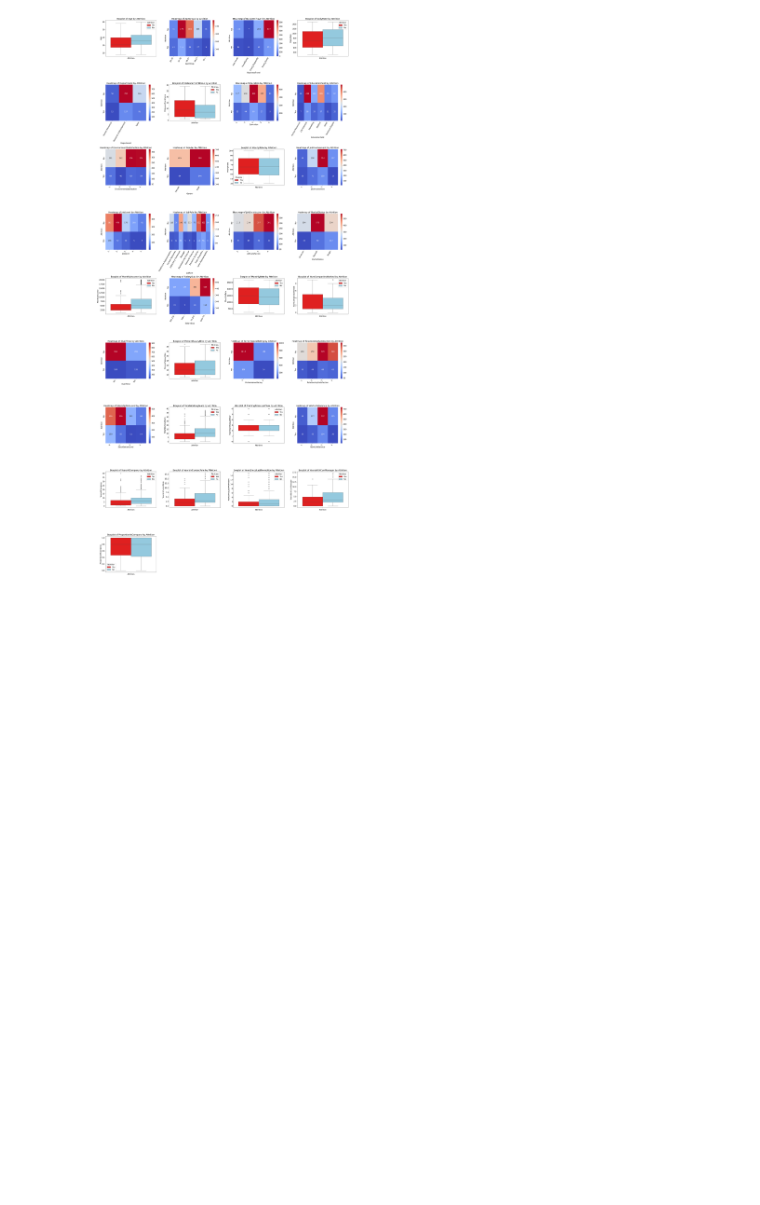
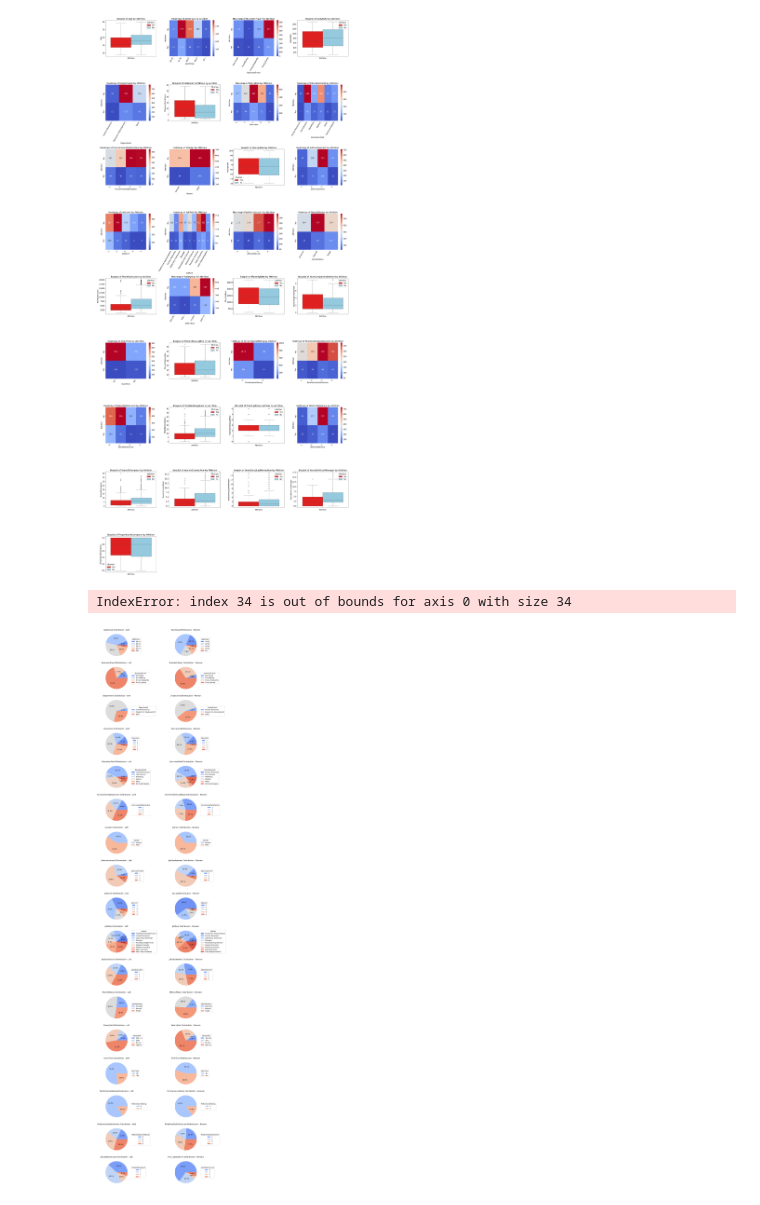
Before and after one commit to SethMoffat/Project_1, a Jupyter notebook: explore.ipynb, the cells around one changed output. Drawn from its saved outputs; the diff is of its cells as text; code cells hidden in the pictures; blank space fills up the shorter version.

Commit message:
added initial pie charts, paln to alter so that iterate and chart over num/cat ratehr than all columns at once

```diff
--- a/explore.ipynb
+++ b/explore.ipynb
@@ -277,3 +285,72 @@ plt.tight_layout()
 plt.show()
 # %% [output]
 [figure]
+# %%
+# Close any previous plots
+plt.close()
+
+# Set global font sizes
+plt.rcParams['font.size'] = 10
+
+# Define number of columns per row
+cols_per_row = 2
+offset = 1
+total_plots = len(num_cols) + len(cat_cols)
+
+if total_plots % cols_per_row == 0:
+    offset = 0
+
+# Create subplots
+fig, axes = plt.subplots(
+    nrows=total_plots // cols_per_row + offset,
+    ncols=cols_per_row,
+    figsize=(15, total_plots * 2)
+)
+
+# Flatten axes array for easy iteration
+axes = axes.flatten()
+
+# Initialize a counter for filled axes
+plot_index = 0
+
+# Loop through DataFrame columns
+for col in cat_cols:
+    # Plot each numeric column as a boxplot grouped by 'Attrition'
+    if col in num_cols:
+        pass
+
+    # Plot each categorical column as two pie charts with legends
+    elif col in cat_cols:
+        # Group data by Attrition and the current categorical column
+        attrition_grouped = df.groupby(['Attrition', col]).size().unstack(fill_value=0)
+
+        # Create a pie chart for "No" in Attrition
+        no_counts = attrition_grouped.loc['No']
+        wedges_no, texts_no, autotexts_no = axes[plot_index].pie(no_counts, autopct='%1.1f%%', colors=sns.color_palette('coolwarm', len(no_counts)))
+        axes[plot_index].set_title(f'{col} Distribution - Left')
+
+        # Add legend for "No" pie chart
+        axes[plot_index].legend(wedges_no, no_counts.index, title=col, loc="center left", bbox_to_anchor=(1, 0.5))
+
+        plot_index += 1  # Increment plot index
+
+        # Create a pie chart for "Yes" in Attrition
+        yes_counts = attrition_grouped.loc['Yes']
+        wedges_yes, texts_yes, autotexts_yes = axes[plot_index].pie(yes_counts, autopct='%1.1f%%', colors=sns.color_palette('coolwarm', len(yes_counts)))
+        axes[plot_index].set_title(f'{col} Distribution - Remain')
+
+        # Add legend for "Yes" pie chart
+        axes[plot_index].legend(wedges_yes, yes_counts.index, title=col, loc="center left", bbox_to_anchor=(1, 0.5))
+
+        plot_index += 1  # Increment plot index
+
+# Remove any unused subplots
+for j in range(plot_index, len(axes)):
+    fig.delaxes(axes[j])
+
+# Adjust layout to avoid overlap
+plt.tight_layout()
+plt.show()
+# %% [output]
+IndexError: index 34 is out of bounds for axis 0 with size 34
+[figure, added]
```
Also changed, not shown: parts of 2 cells of this notebook.
